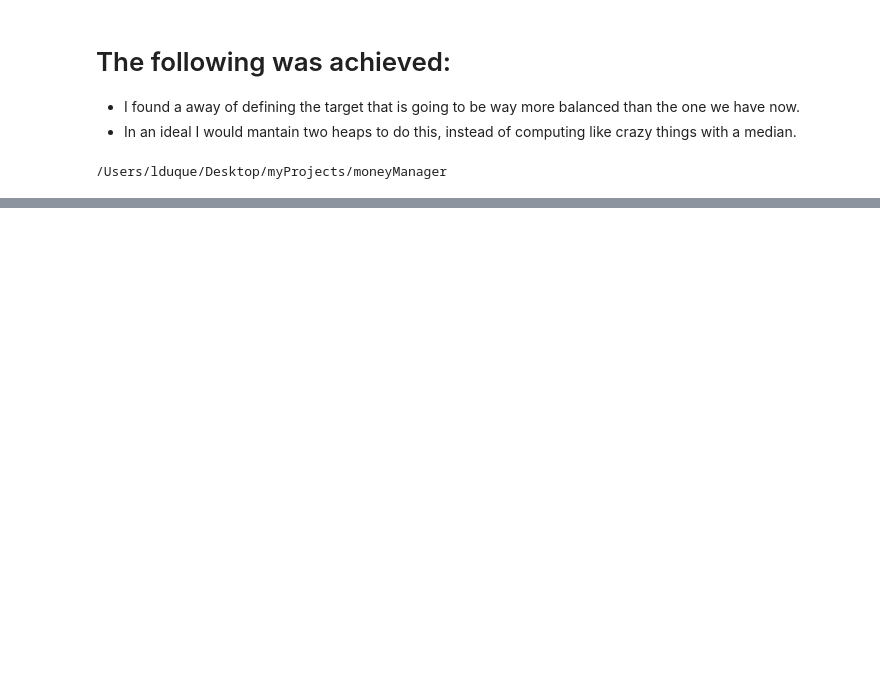
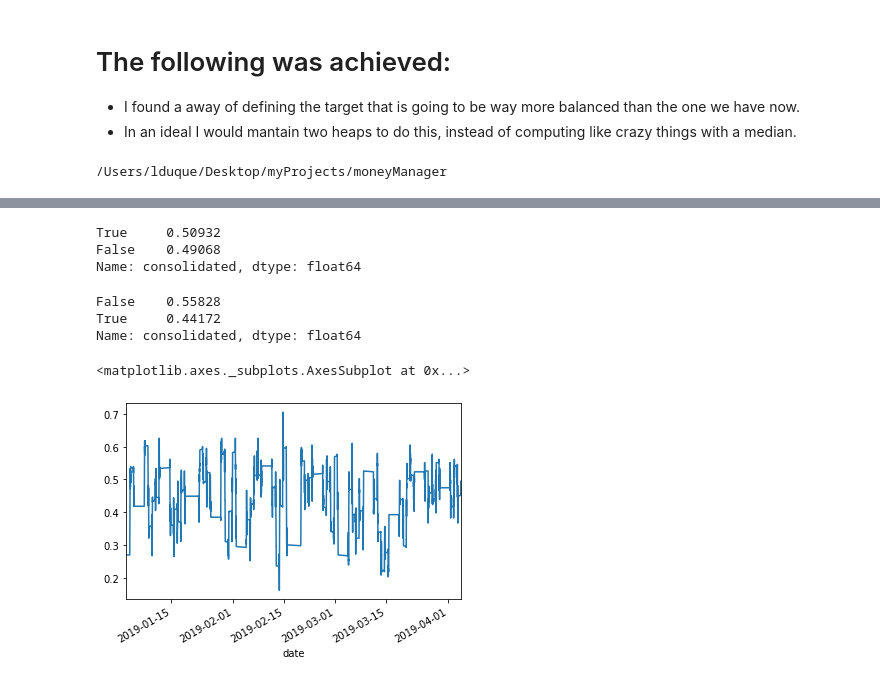
Before and after one commit to luisduque440/moneyManager, a Jupyter notebook: modelBenchMark/creatingAFullyBalancedTarget.ipynb, the cells around one changed output, grey strips where cells are left out. Saved outputs shown, nothing was run; the diff lists cells and outputs as text; code cells hidden in the pictures; blank space fills up the shorter version.

Commit message:
I want a balanced target: but I dont have it

```diff
--- a/modelBenchMark/creatingAFullyBalancedTarget.ipynb
+++ b/modelBenchMark/creatingAFullyBalancedTarget.ipynb
@@ -28,14 +13,0 @@ ds['target']=ds.difference>0
-# %%
-memory = []
-values = ds.difference.values
-target = []
-memSize = 120
-
-for v in values:
-    if len(memory)<memSize:
-        target.append(v>0)
-        memory.append(v)
-    else:
-        target.append(v>np.median(memory))
-        memory.pop(0)
-        memory.append(v)
@@ -69,0 +14,29 @@ ds
+# %%
+s = loadTimeSeries('GS').consolidated[:25000]
+# %%
+def createBalancedTargetFromTimeSeries(s, memSize=120):
+    """ Sweet and elegant.
+    """
+    d=(s.shift(-20)-s.shift(-1))
+    rollingMean = d.rolling(memSize).mean()
+    return (d>rollingMean)
+# %%
+oldTarget=(s.shift(-20)-s.shift(-1))>0
+newTarget = createBalancedTargetFromTimeSeries(s)
+# %%
+oldTarget.value_counts()/len(oldTarget)
+# %% [output]
+True     0.50932
+False    0.49068
+Name: consolidated, dtype: float64
+# %%
+newTarget.value_counts()/len(newTarget)
+# %% [output]
+False    0.55828
+True     0.44172
+Name: consolidated, dtype: float64
+# %%
+(newTarget.rolling(390*1).sum()/(390*1)).plot()
+# %% [output]
+<matplotlib.axes._subplots.AxesSubplot at 0x...>
+[figure, added]
```
Also changed, not shown: parts of 7 cells of this notebook, 6 other files.
